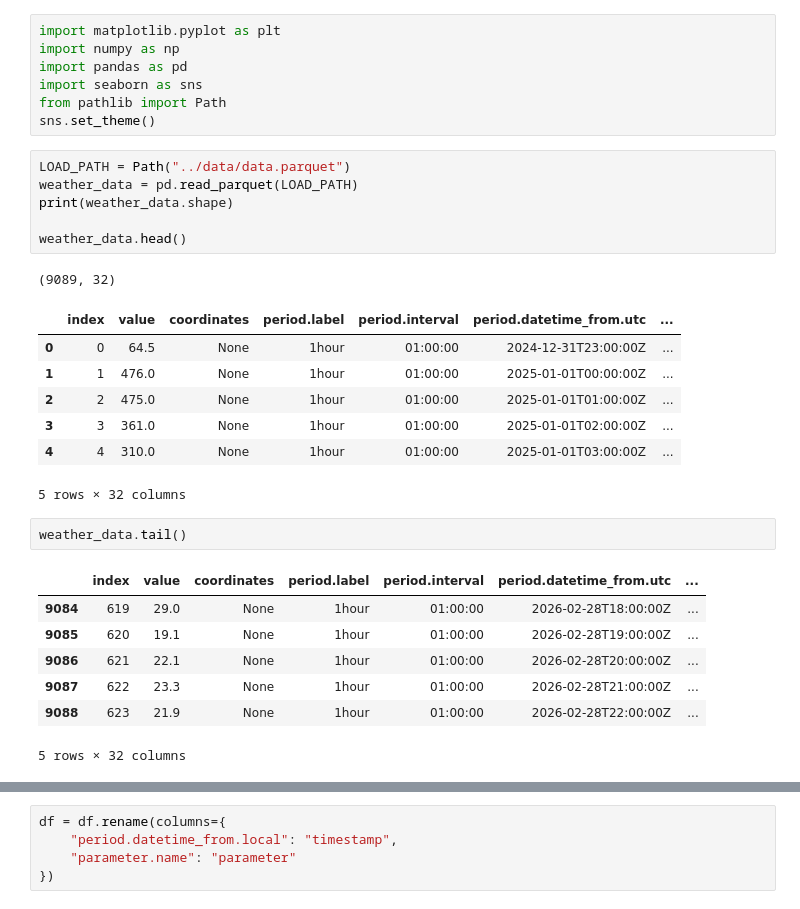
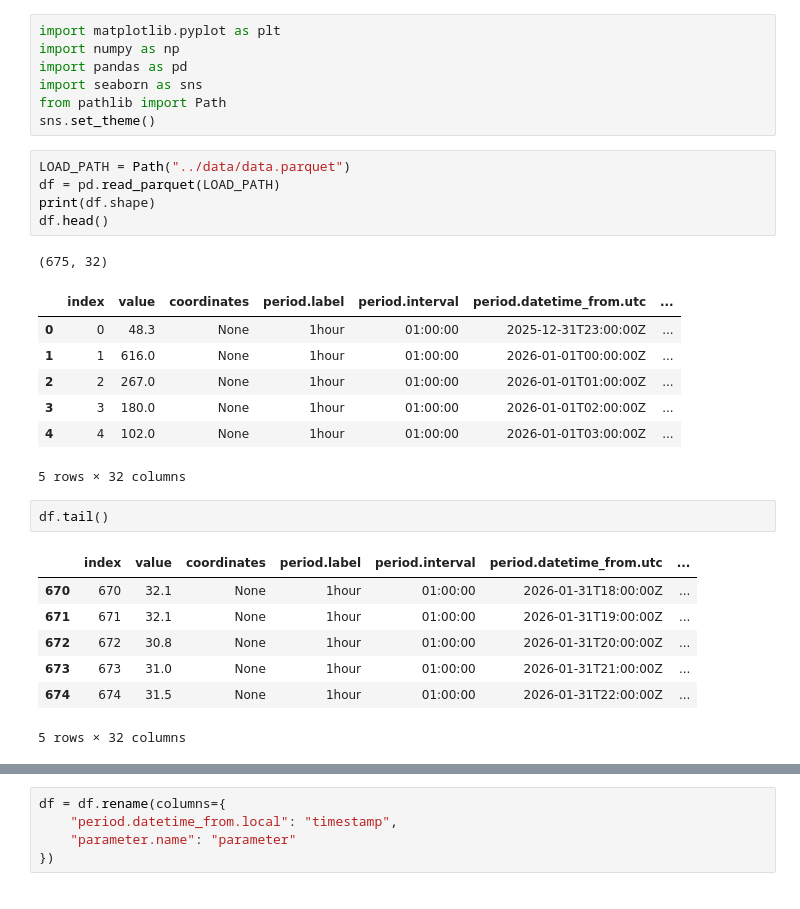
Before and after one commit to Lucamiras/air_quality_sensor, a Jupyter notebook: notebooks/eda.ipynb, the cells around one changed output, grey strips where cells are left out. Saved outputs shown, nothing was run; the diff lists cells and outputs as text.

```diff
--- a/notebooks/eda.ipynb
+++ b/notebooks/eda.ipynb
@@ -7,27 +7,26 @@ from pathlib import Path
 sns.set_theme()
 # %%
 LOAD_PATH = Path("../data/data.parquet")
-weather_data = pd.read_parquet(LOAD_PATH)
-print(weather_data.shape)
-
-weather_data.head()
+df = pd.read_parquet(LOAD_PATH)
+print(df.shape)
+df.head()
 # %% [output]
-(9089, 32)
+(675, 32)
 |  | index | value | coordinates | period.label | period.interval | period.datetime_from.utc | ... |
-| 0 | 0 | 64.5 | None | 1hour | 01:00:00 | 2024-12-31T23:00:00Z | ... |
-| 1 | 1 | 476.0 | None | 1hour | 01:00:00 | 2025-01-01T00:00:00Z | ... |
-| 2 | 2 | 475.0 | None | 1hour | 01:00:00 | 2025-01-01T01:00:00Z | ... |
-| 3 | 3 | 361.0 | None | 1hour | 01:00:00 | 2025-01-01T02:00:00Z | ... |
-| 4 | 4 | 310.0 | None | 1hour | 01:00:00 | 2025-01-01T03:00:00Z | ... |
+| 0 | 0 | 48.3 | None | 1hour | 01:00:00 | 2025-12-31T23:00:00Z | ... |
+| 1 | 1 | 616.0 | None | 1hour | 01:00:00 | 2026-01-01T00:00:00Z | ... |
+| 2 | 2 | 267.0 | None | 1hour | 01:00:00 | 2026-01-01T01:00:00Z | ... |
+| 3 | 3 | 180.0 | None | 1hour | 01:00:00 | 2026-01-01T02:00:00Z | ... |
+| 4 | 4 | 102.0 | None | 1hour | 01:00:00 | 2026-01-01T03:00:00Z | ... |
 5 rows × 32 columns
 # %%
-weather_data.tail()
+df.tail()
 # %% [output]
 |  | index | value | coordinates | period.label | period.interval | period.datetime_from.utc | ... |
-| 9084 | 619 | 29.0 | None | 1hour | 01:00:00 | 2026-02-28T18:00:00Z | ... |
-| 9085 | 620 | 19.1 | None | 1hour | 01:00:00 | 2026-02-28T19:00:00Z | ... |
-| 9086 | 621 | 22.1 | None | 1hour | 01:00:00 | 2026-02-28T20:00:00Z | ... |
-| 9087 | 622 | 23.3 | None | 1hour | 01:00:00 | 2026-02-28T21:00:00Z | ... |
-| 9088 | 623 | 21.9 | None | 1hour | 01:00:00 | 2026-02-28T22:00:00Z | ... |
+| 670 | 670 | 32.1 | None | 1hour | 01:00:00 | 2026-01-31T18:00:00Z | ... |
+| 671 | 671 | 32.1 | None | 1hour | 01:00:00 | 2026-01-31T19:00:00Z | ... |
+| 672 | 672 | 30.8 | None | 1hour | 01:00:00 | 2026-01-31T20:00:00Z | ... |
+| 673 | 673 | 31.0 | None | 1hour | 01:00:00 | 2026-01-31T21:00:00Z | ... |
+| 674 | 674 | 31.5 | None | 1hour | 01:00:00 | 2026-01-31T22:00:00Z | ... |
 5 rows × 32 columns
 # %%
```
Also changed, not shown: parts of 10 cells of this notebook, 9 other files.
